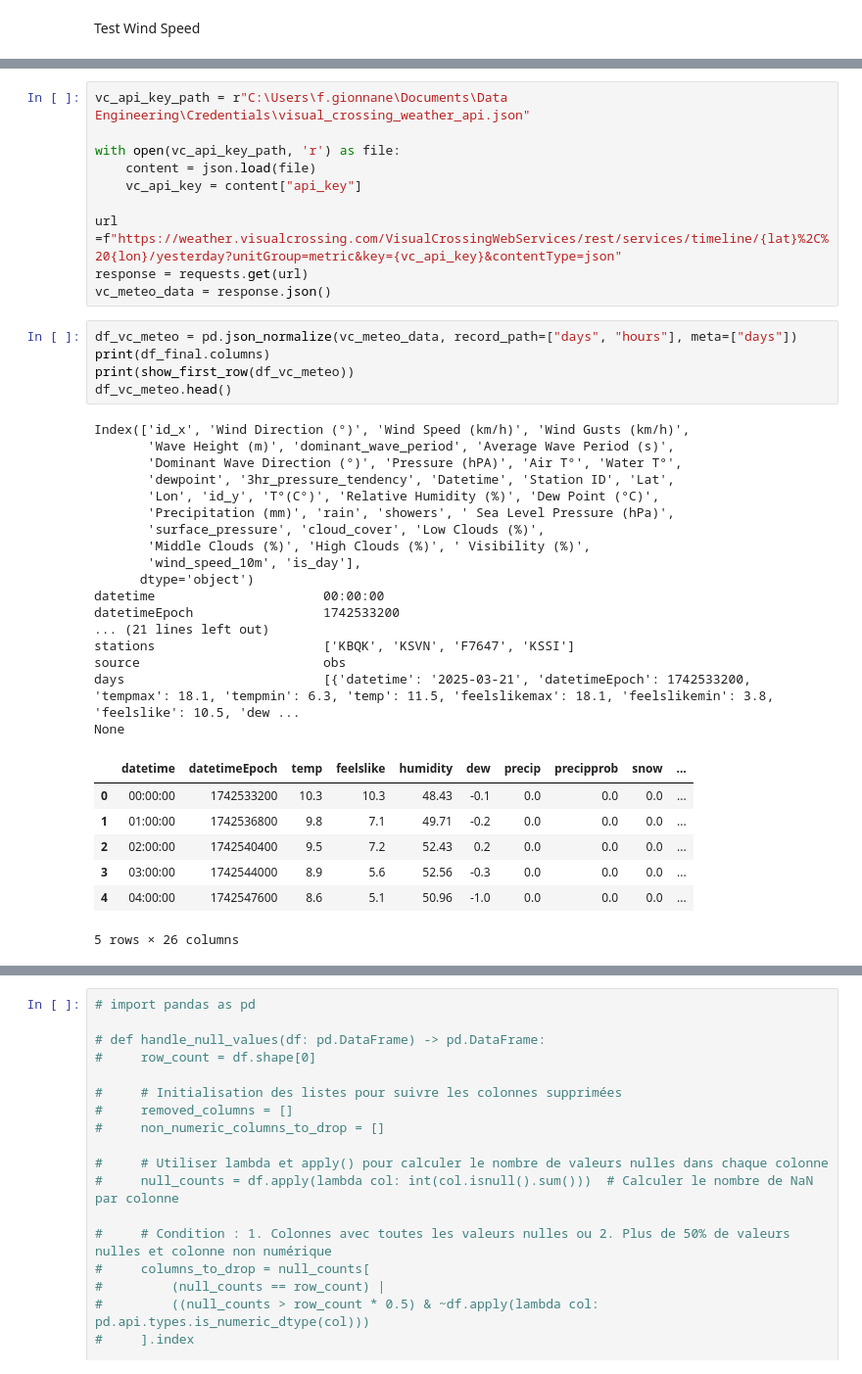
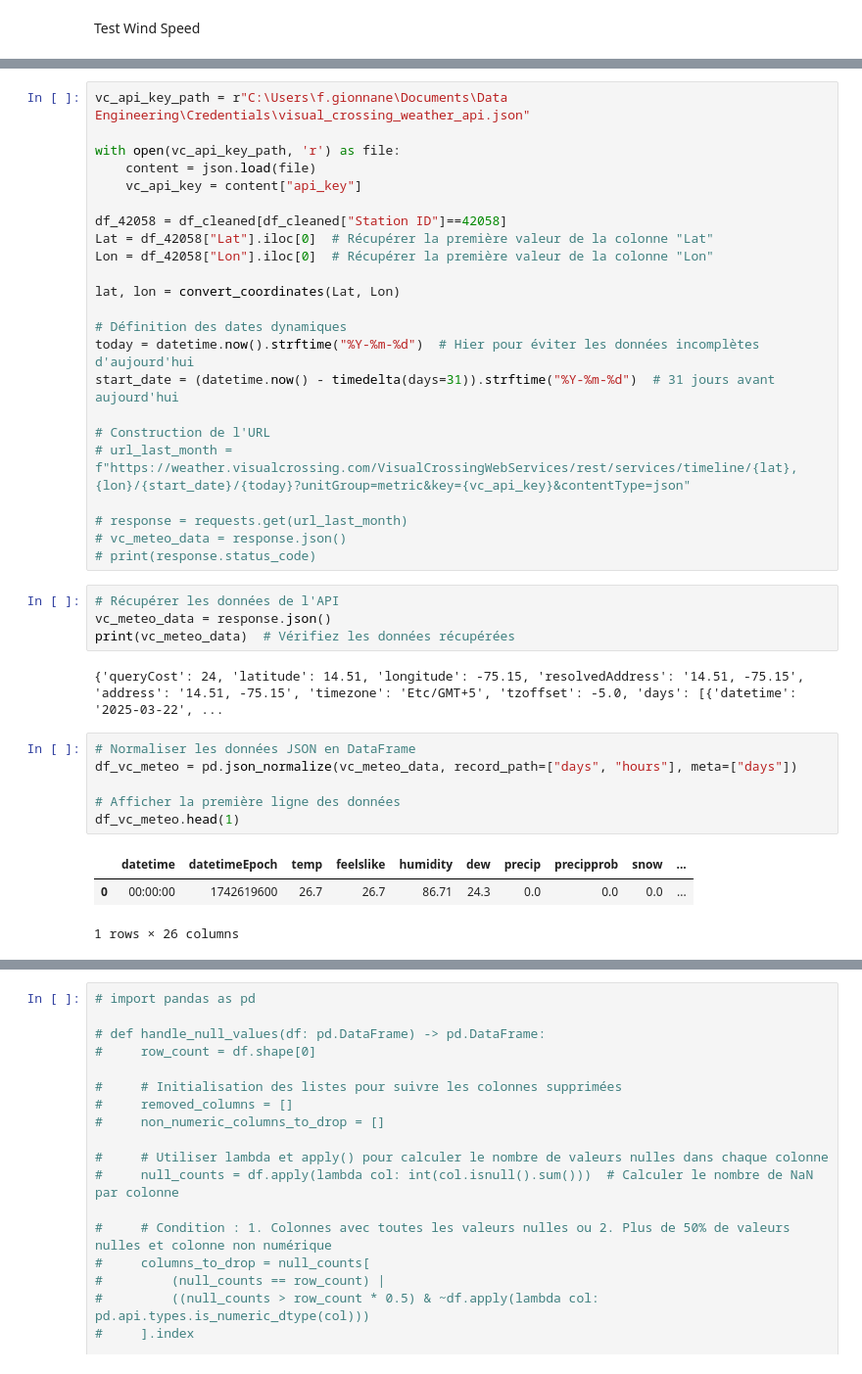
Before and after one commit to flosrv/Mes-Projets, a Jupyter notebook: Oceanography-Project-WIP/silver_step.ipynb, the cells around one changed output, grey strips where cells are left out. Shown at 98% size. Cells and saved outputs as stored; diff of their text form.

```diff
--- a/Oceanography-Project-WIP/silver_step.ipynb
+++ b/Oceanography-Project-WIP/silver_step.ipynb
@@ -490,36 +495,35 @@ with open(vc_api_key_path, 'r') as file:
     content = json.load(file)
     vc_api_key = content["api_key"]
 
-url =f"https://weather.visualcrossing.com/VisualCrossingWebServices/rest/services/timeline/{lat}%2C%20{lon}/yesterday?unitGroup=metric&key={vc_api_key}&contentType=json"
-response = requests.get(url)
-vc_meteo_data = response.json()
+df_42058 = df_cleaned[df_cleaned["Station ID"]==42058]
+Lat = df_42058["Lat"].iloc[0]  # Récupérer la première valeur de la colonne "Lat"
+Lon = df_42058["Lon"].iloc[0]  # Récupérer la première valeur de la colonne "Lon"
+
+lat, lon = convert_coordinates(Lat, Lon)
+
+# Définition des dates dynamiques
+today = datetime.now().strftime("%Y-%m-%d")  # Hier pour éviter les données incomplètes d'aujourd'hui
+start_date = (datetime.now() - timedelta(days=31)).strftime("%Y-%m-%d")  # 31 jours avant aujourd'hui
+
+# Construction de l'URL
+# url_last_month = f"https://weather.visualcrossing.com/VisualCrossingWebServices/rest/services/timeline/{lat},{lon}/{start_date}/{today}?unitGroup=metric&key={vc_api_key}&contentType=json"
+
+# response = requests.get(url_last_month)
+# vc_meteo_data = response.json()
+# print(response.status_code)
+# %%
+# Récupérer les données de l'API
+vc_meteo_data = response.json()
+print(vc_meteo_data)  # Vérifiez les données récupérées
+# %% [output]
+{'queryCost': 24, 'latitude': 14.51, 'longitude': -75.15, 'resolvedAddress': '14.51, -75.15', 'address': '14.51, -75.15', 'timezone': 'Etc/GMT+5', 'tzoffset': -5.0, 'days': [{'datetime': '2025-03-22', ...
 # %%
+# Normaliser les données JSON en DataFrame
 df_vc_meteo = pd.json_normalize(vc_meteo_data, record_path=["days", "hours"], meta=["days"])
-print(df_final.columns)
-print(show_first_row(df_vc_meteo))
-df_vc_meteo.head()
+
+# Afficher la première ligne des données
+df_vc_meteo.head(1)
 # %% [output]
+|  | datetime | datetimeEpoch | temp | feelslike | humidity | dew | precip | precipprob | snow | ... |
+| 0 | 00:00:00 | 1742619600 | 26.7 | 26.7 | 86.71 | 24.3 | 0.0 | 0.0 | 0.0 | ... |
-Index(['id_x', 'Wind Direction (°)', 'Wind Speed (km/h)', 'Wind Gusts (km/h)',
-       'Wave Height (m)', 'dominant_wave_period', 'Average Wave Period (s)',
-       'Dominant Wave Direction (°)', 'Pressure (hPA)', 'Air T°', 'Water T°',
-       'dewpoint', '3hr_pressure_tendency', 'Datetime', 'Station ID', 'Lat',
-       'Lon', 'id_y', 'T°(C°)', 'Relative Humidity (%)', 'Dew Point (°C)',
-       'Precipitation (mm)', 'rain', 'showers', ' Sea Level Pressure (hPa)',
-       'surface_pressure', 'cloud_cover', 'Low Clouds (%)',
-       'Middle Clouds (%)', 'High Clouds (%)', ' Visibility (%)',
-       'wind_speed_10m', 'is_day'],
-      dtype='object')
-datetime                      00:00:00
-datetimeEpoch                 1742533200
-... (21 lines left out)
-stations                      ['KBQK', 'KSVN', 'F7647', 'KSSI']
-source                        obs
-days                          [{'datetime': '2025-03-21', 'datetimeEpoch': 1742533200, 'tempmax': 18.1, 'tempmin': 6.3, 'temp': 11.5, 'feelslikemax': 18.1, 'feelslikemin': 3.8, 'feelslike': 10.5, 'dew ...
-None
+1 rows × 26 columns
-|  | datetime | datetimeEpoch | temp | feelslike | humidity | dew | precip | precipprob | snow | ... |
-| 0 | 00:00:00 | 1742533200 | 10.3 | 10.3 | 48.43 | -0.1 | 0.0 | 0.0 | 0.0 | ... |
-| 1 | 01:00:00 | 1742536800 | 9.8 | 7.1 | 49.71 | -0.2 | 0.0 | 0.0 | 0.0 | ... |
-| 2 | 02:00:00 | 1742540400 | 9.5 | 7.2 | 52.43 | 0.2 | 0.0 | 0.0 | 0.0 | ... |
-| 3 | 03:00:00 | 1742544000 | 8.9 | 5.6 | 52.56 | -0.3 | 0.0 | 0.0 | 0.0 | ... |
-| 4 | 04:00:00 | 1742547600 | 8.6 | 5.1 | 50.96 | -1.0 | 0.0 | 0.0 | 0.0 | ... |
-5 rows × 26 columns
```
Also changed, not shown: parts of 8 cells of this notebook, 4 other files.
